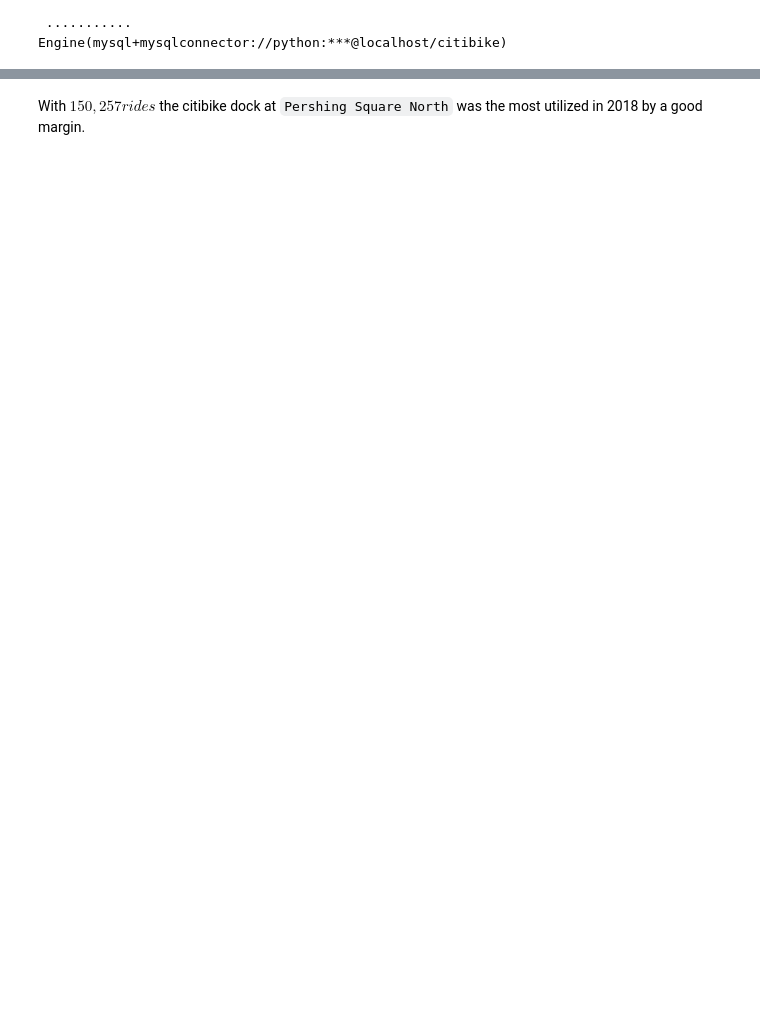
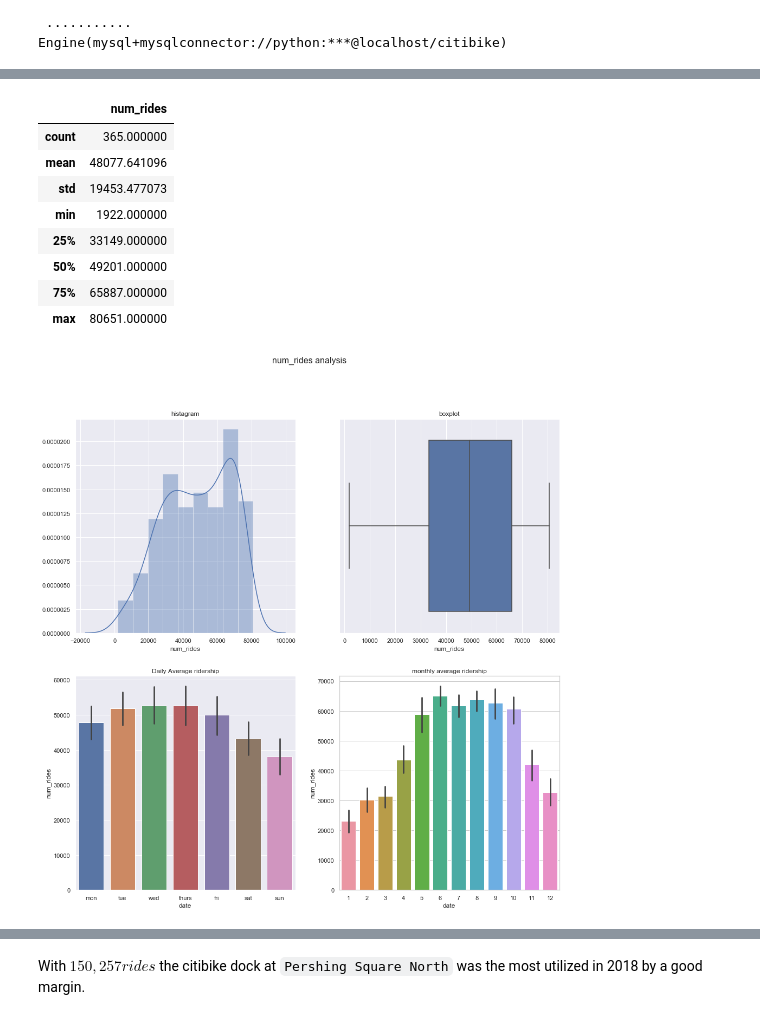
Before and after one commit to jacoblgoodman/DAV-5400, a Jupyter notebook: final/j_goodman_finalproject.ipynb, the cells around one changed output, grey strips where cells are left out. Cells and saved outputs as stored; diff of their text form; code cells hidden in the pictures; blank space fills up the shorter version.

```diff
--- a/final/j_goodman_finalproject.ipynb
+++ b/final/j_goodman_finalproject.ipynb
@@ -122,0 +328,30 @@ display(df_docks)
+# %%
+sns.set()
+plt.figure(figsize=(16,16)).suptitle('num_rides analysis',fontsize=16)
+plt.subplot(2,2,1);
+sns.distplot(df.num_rides);
+plt.title('histagram')
+plt.subplot(2,2,2);
+sns.boxplot(df.num_rides);
+plt.title('boxplot');
+plt.subplot(2,2,3);
+sns.set_style("whitegrid")
+ax = sns.barplot(x= df.index.dayofweek, y= df.num_rides);
+ax.set_xticklabels(['mon','tue','wed','thurs','fri','sat','sun']);
+ax.set_title('Daily Average ridership');
+plt.subplot(2,2,4);
+sns.set_style('dark')
+sns.barplot(x= df.index.month, y= df.num_rides);
+plt.title('monthly average ridership');
+df[['num_rides']].describe()
+# %% [output]
+|  | num_rides |
+| count | 365.000000 |
+| mean | 48077.641096 |
+| std | 19453.477073 |
+| min | 1922.000000 |
+| 25% | 33149.000000 |
+| 50% | 49201.000000 |
+| 75% | 65887.000000 |
+| max | 80651.000000 |
+[figure, added]
```
Also changed, not shown: parts of 37 cells of this notebook.
